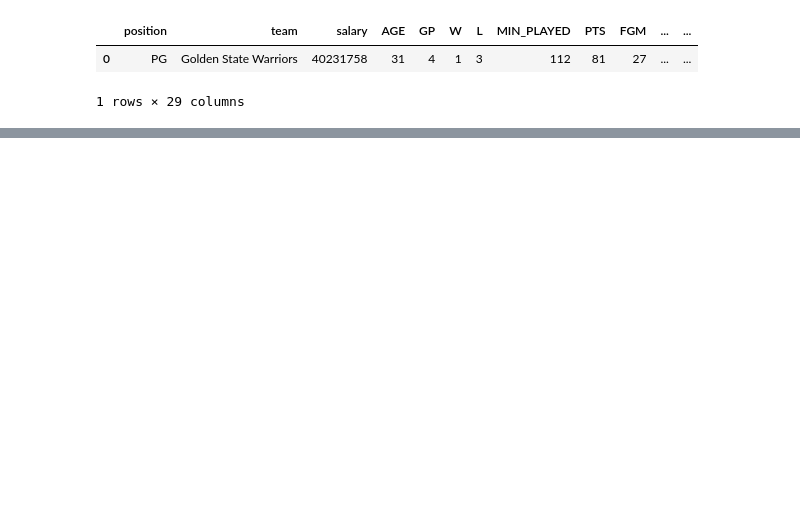
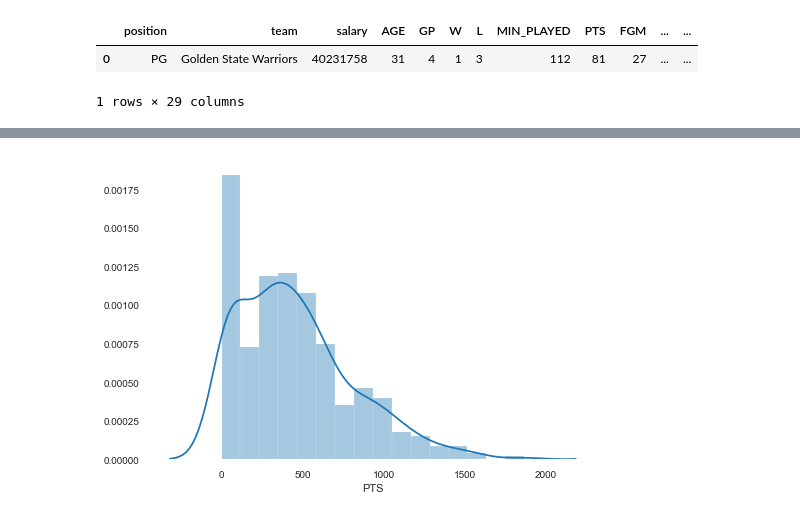
Before and after one commit to jacobpad/jacobpad.github.io, a Jupyter notebook: data/U2_Project_NBA.ipynb, the cells around one changed output, grey strips where cells are left out. Cells and saved outputs as stored; diff of their text form; code cells hidden in the pictures; blank space fills up the shorter version.

```diff
--- a/data/U2_Project_NBA.ipynb
+++ b/data/U2_Project_NBA.ipynb
@@ -215,0 +274,5 @@ df['x_3PA'] = df.x_3PA.astype(int)
+# %%
+# See points
+sns.distplot(df['PTS']);
+# %% [output]
+[figure, added]
```
Also changed, not shown: parts of 38 cells of this notebook.
